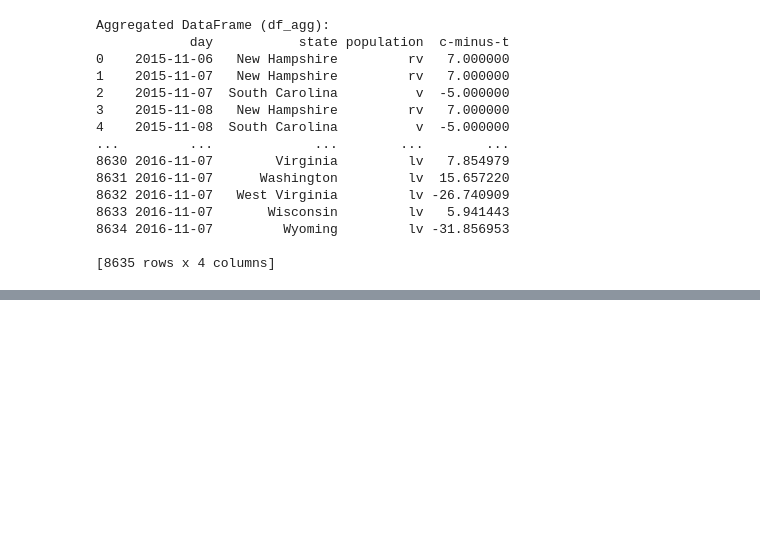
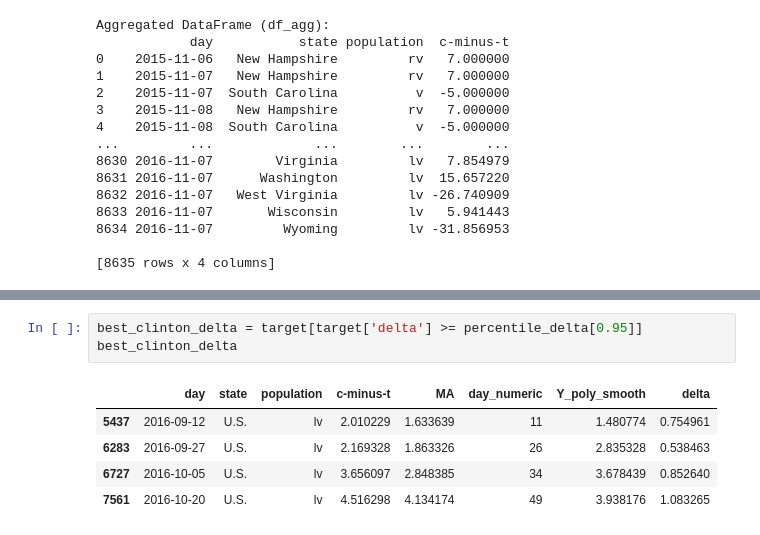
Before and after one commit to mairihallman/MAT-4376E-F24, a Jupyter notebook: 1-data-visualization/day_exploration.ipynb, the cells around one changed output, grey strips where cells are left out. Drawn from its saved outputs; the diff is of its cells as text; blank space fills up the shorter version.

```diff
--- a/1-data-visualization/day_exploration.ipynb
+++ b/1-data-visualization/day_exploration.ipynb
@@ -155,0 +261,9 @@ See the caveats in the documentation: https://pandas.pydata.org/pandas-docs/stab
+# %%
+best_clinton_delta = target[target['delta'] >= percentile_delta[0.95]]
+best_clinton_delta
+# %% [output]
+|  | day | state | population | c-minus-t | MA | day_numeric | Y_poly_smooth | delta |
+| 5437 | 2016-09-12 | U.S. | lv | 2.010229 | 1.633639 | 11 | 1.480774 | 0.754961 |
+| 6283 | 2016-09-27 | U.S. | lv | 2.169328 | 1.863326 | 26 | 2.835328 | 0.538463 |
+| 6727 | 2016-10-05 | U.S. | lv | 3.656097 | 2.848385 | 34 | 3.678439 | 0.852640 |
+| 7561 | 2016-10-20 | U.S. | lv | 4.516298 | 4.134174 | 49 | 3.938176 | 1.083265 |
```
Also changed, not shown: parts of 11 cells of this notebook, 4 other files.
